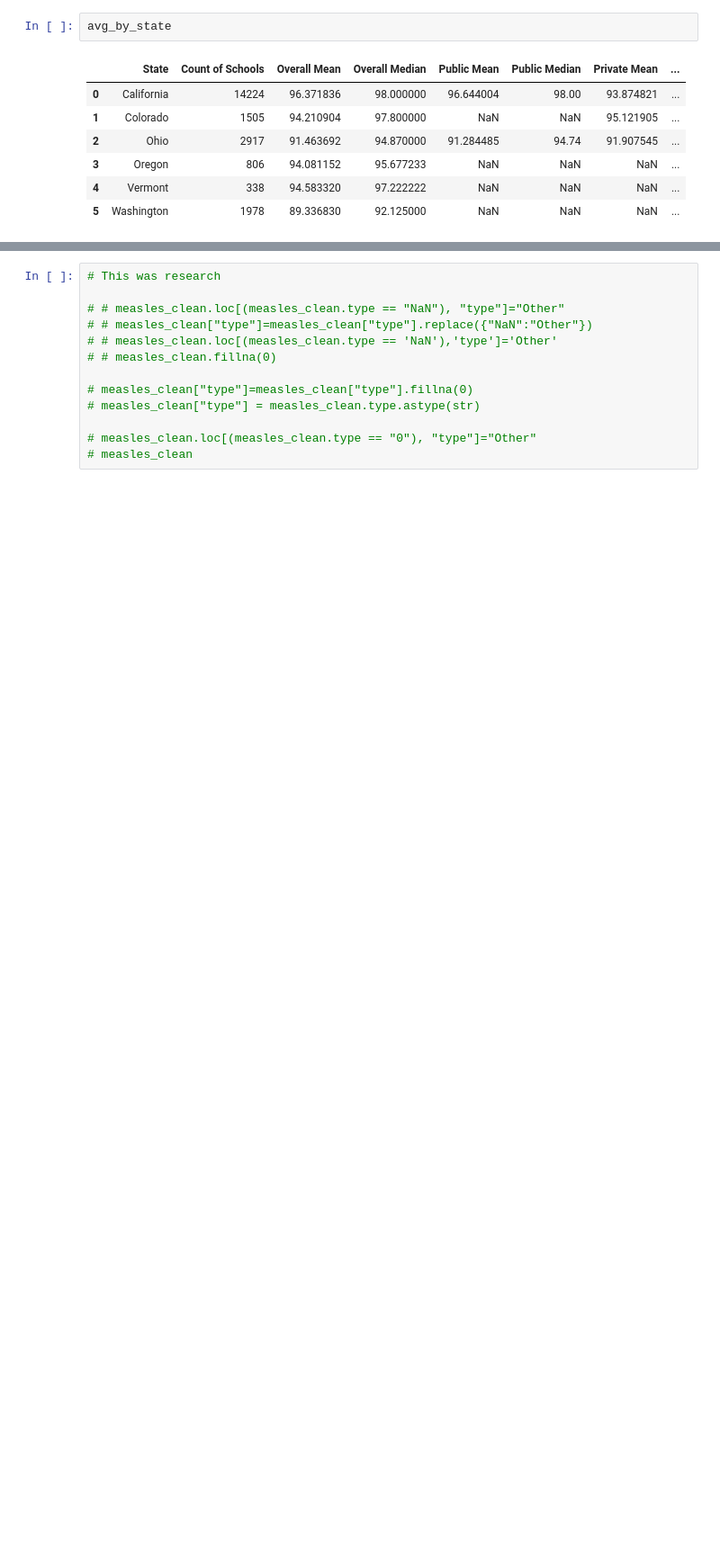
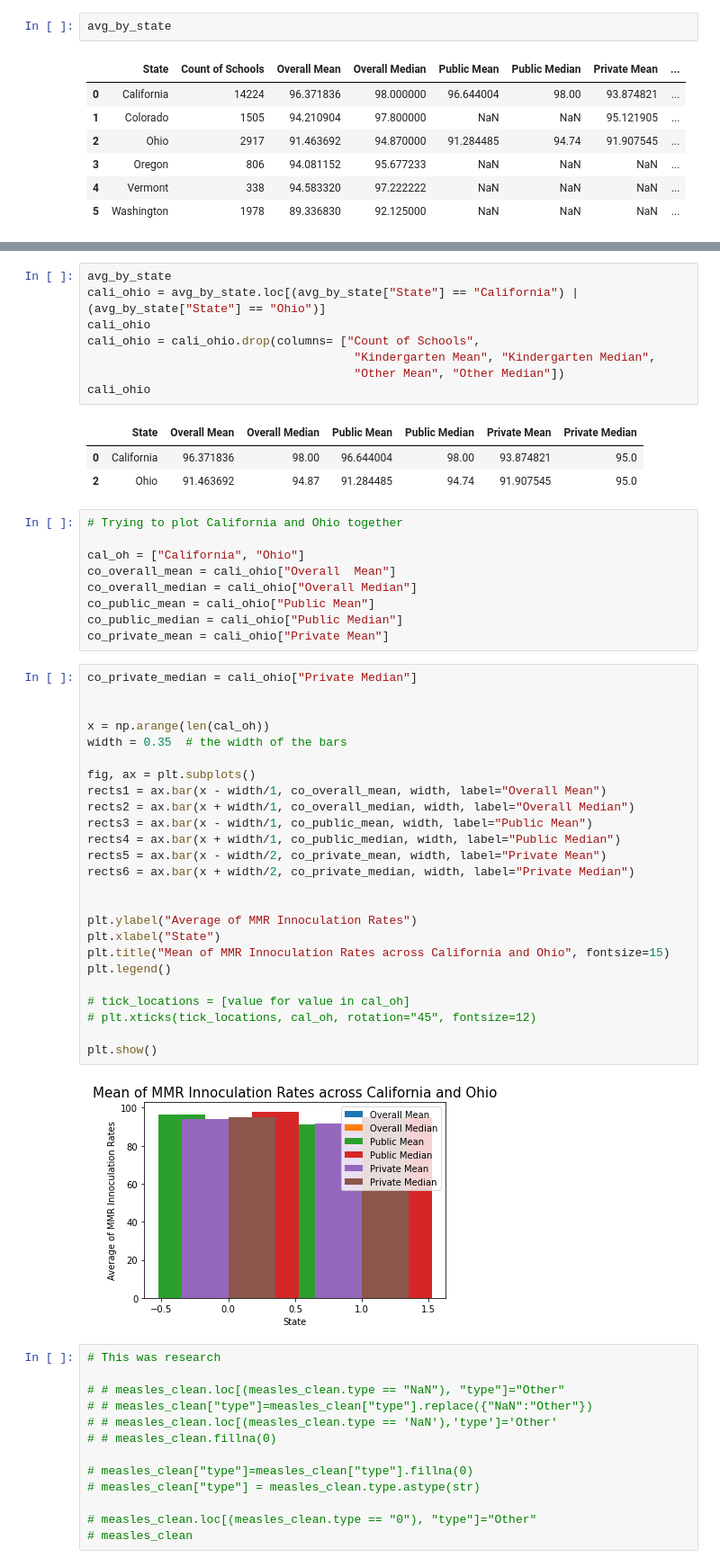
Before and after one commit to mel-c-lowe/UMN_Bootcamp_Project_One, a Jupyter notebook: MMR Vaccinations Trends.ipynb, the cells around one changed output, grey strips where cells are left out. Shown at 90% size. Drawn from its saved outputs; the diff is of its cells as text; blank space fills up the shorter version.

Commit message:
cali_ohio looks like crap. Probably too many elements being plotted

```diff
--- a/MMR Vaccinations Trends.ipynb
+++ b/MMR Vaccinations Trends.ipynb
@@ -378,6 +387,54 @@ plt.xticks(tick_locations, ohio_labels, rotation="45")
 plt.show()
 # %% [output]
 [figure]
+# %%
+avg_by_state
+cali_ohio = avg_by_state.loc[(avg_by_state["State"] == "California") | (avg_by_state["State"] == "Ohio")]
+cali_ohio
+cali_ohio = cali_ohio.drop(columns= ["Count of Schools",
+                                      "Kindergarten Mean", "Kindergarten Median",
+                                      "Other Mean", "Other Median"])
+cali_ohio
+# %% [output]
+|  | State | Overall Mean | Overall Median | Public Mean | Public Median | Private Mean | Private Median |
+| 0 | California | 96.371836 | 98.00 | 96.644004 | 98.00 | 93.874821 | 95.0 |
+| 2 | Ohio | 91.463692 | 94.87 | 91.284485 | 94.74 | 91.907545 | 95.0 |
+# %%
+# Trying to plot California and Ohio together
+
+cal_oh = ["California", "Ohio"]
+co_overall_mean = cali_ohio["Overall  Mean"]
+co_overall_median = cali_ohio["Overall Median"]
+co_public_mean = cali_ohio["Public Mean"]
+co_public_median = cali_ohio["Public Median"]
+co_private_mean = cali_ohio["Private Mean"]
+# %%
+co_private_median = cali_ohio["Private Median"]
+
+
+x = np.arange(len(cal_oh))
+width = 0.35  # the width of the bars
+
+fig, ax = plt.subplots()
+rects1 = ax.bar(x - width/1, co_overall_mean, width, label="Overall Mean")
+rects2 = ax.bar(x + width/1, co_overall_median, width, label="Overall Median")
+rects3 = ax.bar(x - width/1, co_public_mean, width, label="Public Mean")
+rects4 = ax.bar(x + width/1, co_public_median, width, label="Public Median")
+rects5 = ax.bar(x - width/2, co_private_mean, width, label="Private Mean")
+rects6 = ax.bar(x + width/2, co_private_median, width, label="Private Median")
+
+
+plt.ylabel("Average of MMR Innoculation Rates")
+plt.xlabel("State")
+plt.title("Mean of MMR Innoculation Rates across California and Ohio", fontsize=15)
+plt.legend()
+
+# tick_locations = [value for value in cal_oh]
+# plt.xticks(tick_locations, cal_oh, rotation="45", fontsize=12)
+
+plt.show()
+# %% [output]
+[figure, added]
 # %%
 # This was research
 
```
Also changed, not shown: parts of 3 cells of this notebook.
